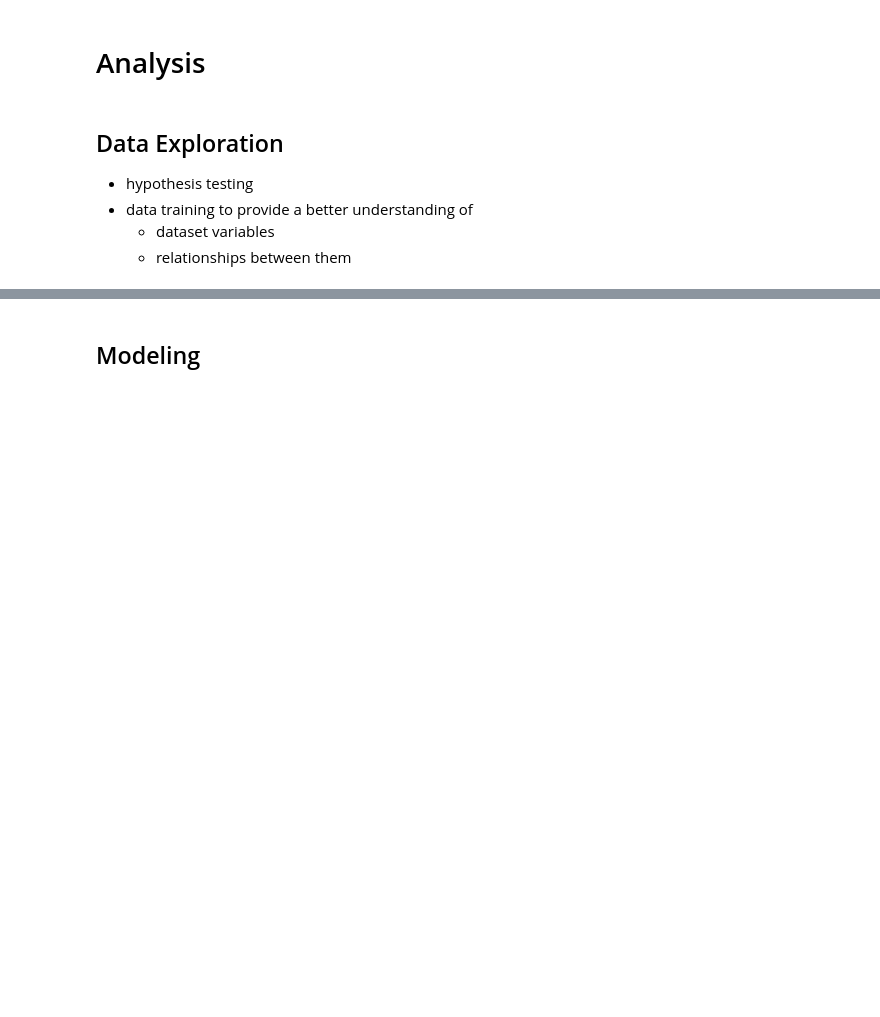
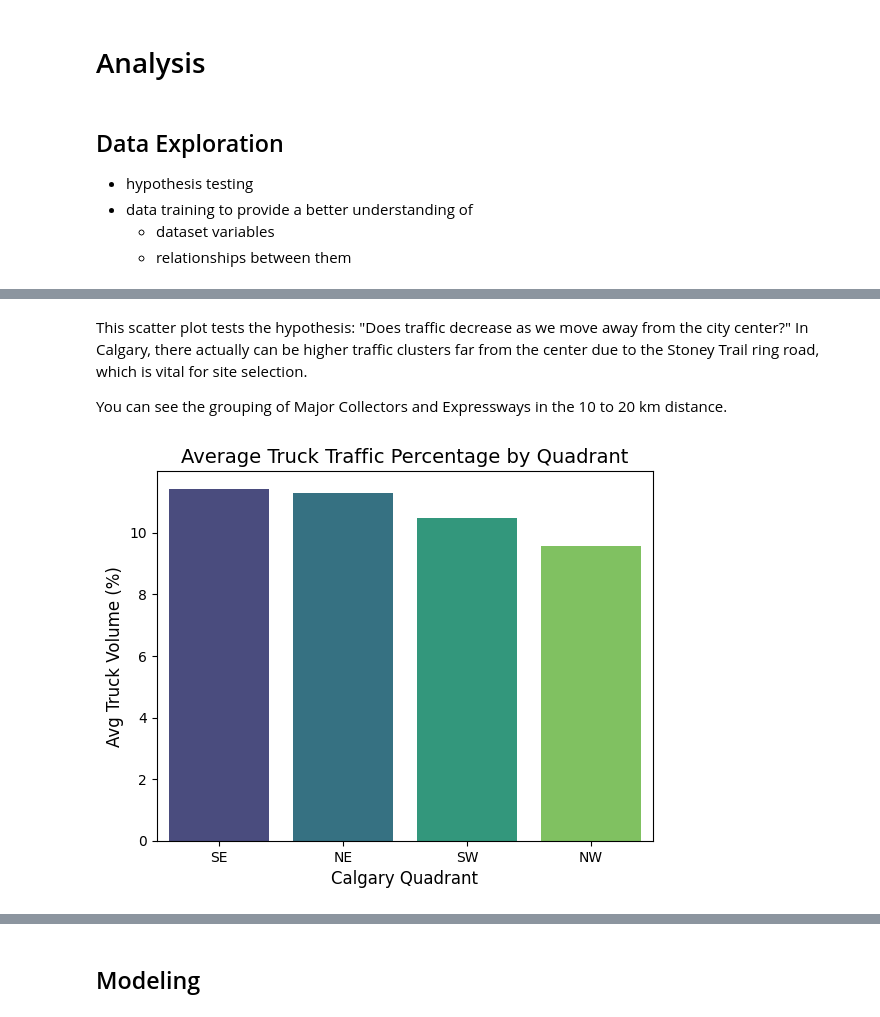
Before and after one commit to ctatlah/ai-carwash, a Jupyter notebook: carwash.ipynb, the cells around one changed output, grey strips where cells are left out. Drawn from its saved outputs; the diff is of its cells as text; code cells hidden in the pictures; blank space fills up the shorter version.

```diff
--- a/carwash.ipynb
+++ b/carwash.ipynb
@@ -50,0 +185,17 @@ The output should be an understanding of where in Calgary represent high-potenti
+# %% [markdown]
+This scatter plot tests the hypothesis: "Does traffic decrease as we move away from the city center?" In Calgary, there actually can be higher traffic clusters far from the center due to the Stoney Trail ring road, which is vital for site selection.
+
+You can see the grouping of Major Collectors and Expressways in the 10 to 20 km distance.
+# %%
+# Grouped Analysis: Average Truck_Volume_Pct across Quadrants
+#
+
+avg_truck_pct = demand_df.groupby('Quadrant')['Truck_Volume_Pct'].mean().sort_values(ascending=False).reset_index()
+sns.barplot(data=avg_truck_pct, x='Quadrant', y='Truck_Volume_Pct', hue='Quadrant', palette='viridis')
+plt.title('Average Truck Traffic Percentage by Quadrant', fontsize=14)
+plt.xlabel('Calgary Quadrant', fontsize=12)
+plt.ylabel('Avg Truck Volume (%)', fontsize=12)
+plt.show()
+plt.close()
+# %% [output]
+[figure, added]
```
Also changed, not shown: parts of 30 cells of this notebook, 4 other files.
